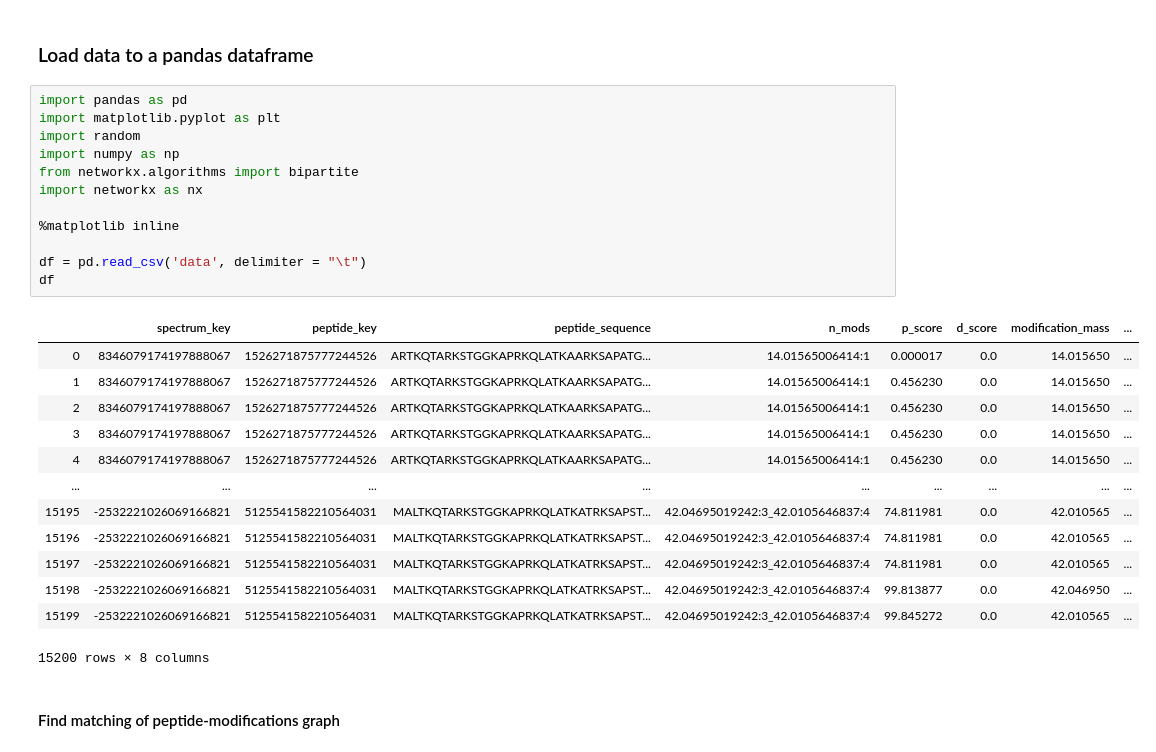
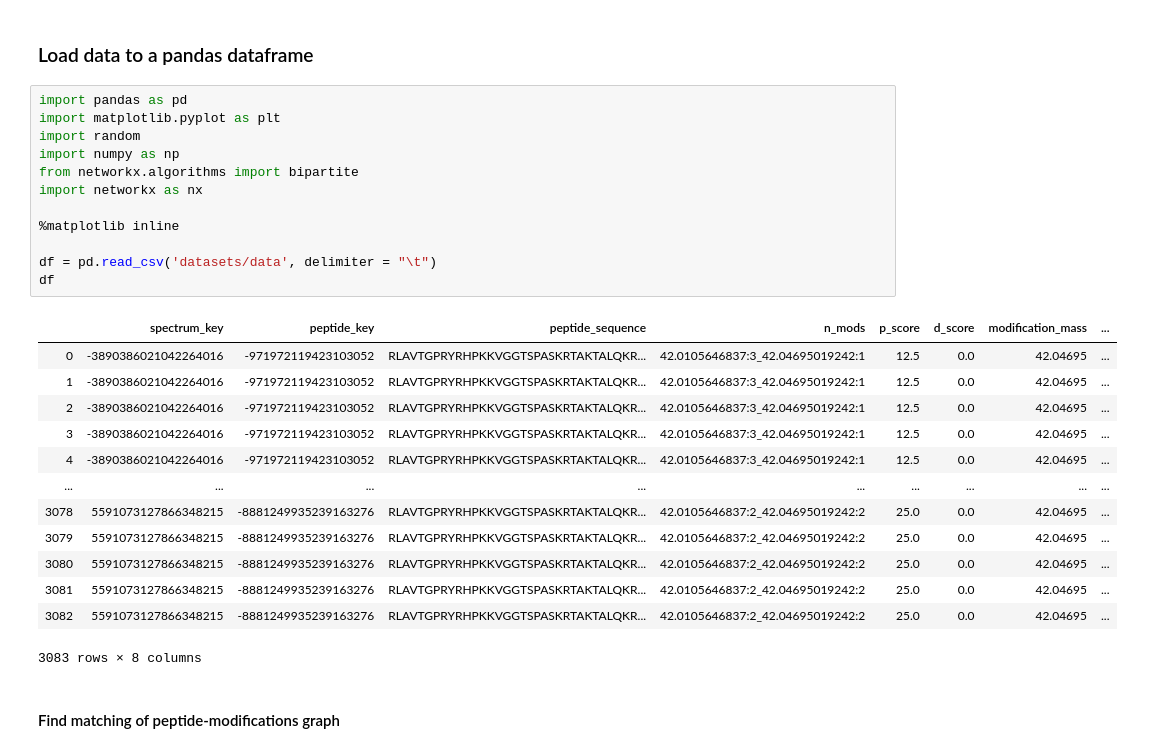
Before and after one commit to ProGenNo/peptides-modifications-matching, a Jupyter notebook: PMMP_violin_plot.ipynb, the cells around one changed output. Saved outputs shown, nothing was run; the diff lists cells and outputs as text.

```diff
--- a/PMMP_violin_plot.ipynb
+++ b/PMMP_violin_plot.ipynb
@@ -5,29 +5,29 @@
 # %%
 import pandas as pd
 import matplotlib.pyplot as plt
 import random
 import numpy as np
 from networkx.algorithms import bipartite
 import networkx as nx
 
 %matplotlib inline
 
-df = pd.read_csv('data', delimiter = "\t")
+df = pd.read_csv('datasets/data', delimiter = "\t")
 df
 # %% [output]
 |  | spectrum_key | peptide_key | peptide_sequence | n_mods | p_score | d_score | modification_mass | ... |
-| 0 | 8346079174197888067 | 1526271875777244526 | ARTKQTARKSTGGKAPRKQLATKAARKSAPATG... | 14.01565006414:1 | 0.000017 | 0.0 | 14.015650 | ... |
-| 1 | 8346079174197888067 | 1526271875777244526 | ARTKQTARKSTGGKAPRKQLATKAARKSAPATG... | 14.01565006414:1 | 0.456230 | 0.0 | 14.015650 | ... |
-| 2 | 8346079174197888067 | 1526271875777244526 | ARTKQTARKSTGGKAPRKQLATKAARKSAPATG... | 14.01565006414:1 | 0.456230 | 0.0 | 14.015650 | ... |
-| 3 | 8346079174197888067 | 1526271875777244526 | ARTKQTARKSTGGKAPRKQLATKAARKSAPATG... | 14.01565006414:1 | 0.456230 | 0.0 | 14.015650 | ... |
-| 4 | 8346079174197888067 | 1526271875777244526 | ARTKQTARKSTGGKAPRKQLATKAARKSAPATG... | 14.01565006414:1 | 0.456230 | 0.0 | 14.015650 | ... |
+| 0 | -3890386021042264016 | -971972119423103052 | RLAVTGPRYRHPKKVGGTSPASKRTAKTALQKR... | 42.0105646837:3_42.04695019242:1 | 12.5 | 0.0 | 42.04695 | ... |
+| 1 | -3890386021042264016 | -971972119423103052 | RLAVTGPRYRHPKKVGGTSPASKRTAKTALQKR... | 42.0105646837:3_42.04695019242:1 | 12.5 | 0.0 | 42.04695 | ... |
+| 2 | -3890386021042264016 | -971972119423103052 | RLAVTGPRYRHPKKVGGTSPASKRTAKTALQKR... | 42.0105646837:3_42.04695019242:1 | 12.5 | 0.0 | 42.04695 | ... |
+| 3 | -3890386021042264016 | -971972119423103052 | RLAVTGPRYRHPKKVGGTSPASKRTAKTALQKR... | 42.0105646837:3_42.04695019242:1 | 12.5 | 0.0 | 42.04695 | ... |
+| 4 | -3890386021042264016 | -971972119423103052 | RLAVTGPRYRHPKKVGGTSPASKRTAKTALQKR... | 42.0105646837:3_42.04695019242:1 | 12.5 | 0.0 | 42.04695 | ... |
 | ... | ... | ... | ... | ... | ... | ... | ... | ... |
-| 15195 | -2532221026069166821 | 5125541582210564031 | MALTKQTARKSTGGKAPRKQLATKATRKSAPST... | 42.04695019242:3_42.0105646837:4 | 74.811981 | 0.0 | 42.010565 | ... |
-| 15196 | -2532221026069166821 | 5125541582210564031 | MALTKQTARKSTGGKAPRKQLATKATRKSAPST... | 42.04695019242:3_42.0105646837:4 | 74.811981 | 0.0 | 42.010565 | ... |
-| 15197 | -2532221026069166821 | 5125541582210564031 | MALTKQTARKSTGGKAPRKQLATKATRKSAPST... | 42.04695019242:3_42.0105646837:4 | 74.811981 | 0.0 | 42.010565 | ... |
-| 15198 | -2532221026069166821 | 5125541582210564031 | MALTKQTARKSTGGKAPRKQLATKATRKSAPST... | 42.04695019242:3_42.0105646837:4 | 99.813877 | 0.0 | 42.046950 | ... |
-| 15199 | -2532221026069166821 | 5125541582210564031 | MALTKQTARKSTGGKAPRKQLATKATRKSAPST... | 42.04695019242:3_42.0105646837:4 | 99.845272 | 0.0 | 42.010565 | ... |
+| 3078 | 5591073127866348215 | -8881249935239163276 | RLAVTGPRYRHPKKVGGTSPASKRTAKTALQKR... | 42.0105646837:2_42.04695019242:2 | 25.0 | 0.0 | 42.04695 | ... |
+| 3079 | 5591073127866348215 | -8881249935239163276 | RLAVTGPRYRHPKKVGGTSPASKRTAKTALQKR... | 42.0105646837:2_42.04695019242:2 | 25.0 | 0.0 | 42.04695 | ... |
+| 3080 | 5591073127866348215 | -8881249935239163276 | RLAVTGPRYRHPKKVGGTSPASKRTAKTALQKR... | 42.0105646837:2_42.04695019242:2 | 25.0 | 0.0 | 42.04695 | ... |
+| 3081 | 5591073127866348215 | -8881249935239163276 | RLAVTGPRYRHPKKVGGTSPASKRTAKTALQKR... | 42.0105646837:2_42.04695019242:2 | 25.0 | 0.0 | 42.04695 | ... |
+| 3082 | 5591073127866348215 | -8881249935239163276 | RLAVTGPRYRHPKKVGGTSPASKRTAKTALQKR... | 42.0105646837:2_42.04695019242:2 | 25.0 | 0.0 | 42.04695 | ... |
-15200 rows × 8 columns
+3083 rows × 8 columns
 # %% [markdown]
 #### Find matching of peptide-modifications graph
 # %%
```
Also changed, not shown: parts of 4 cells of this notebook, 2 other files.
